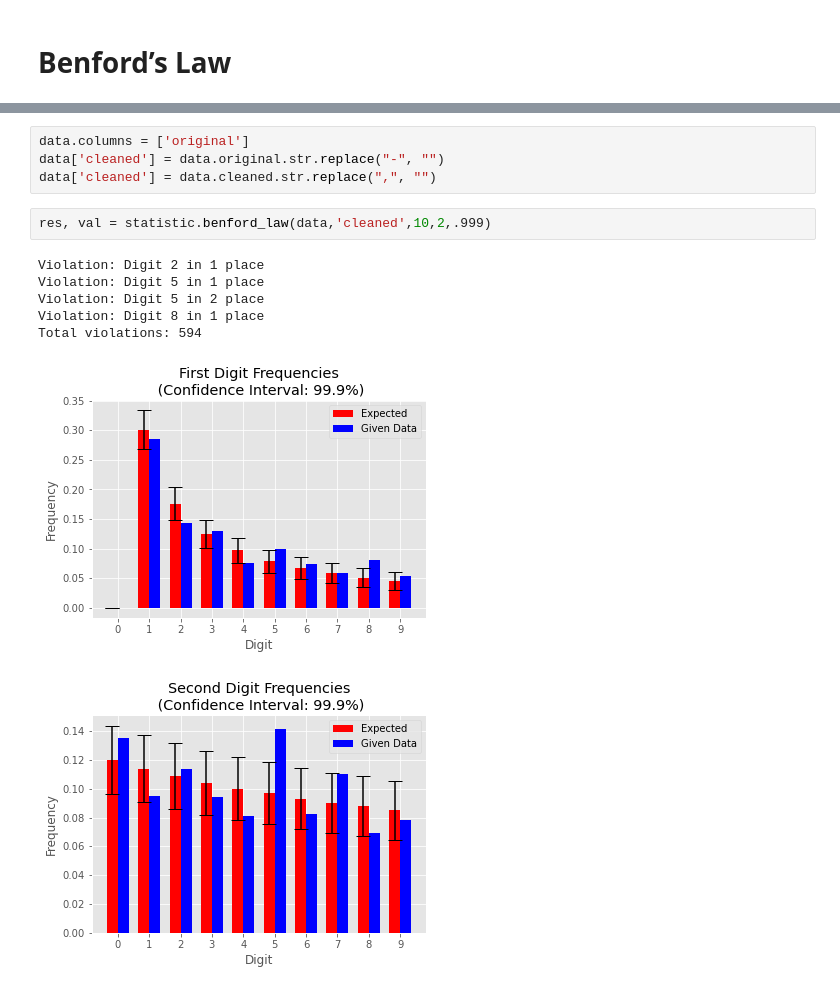
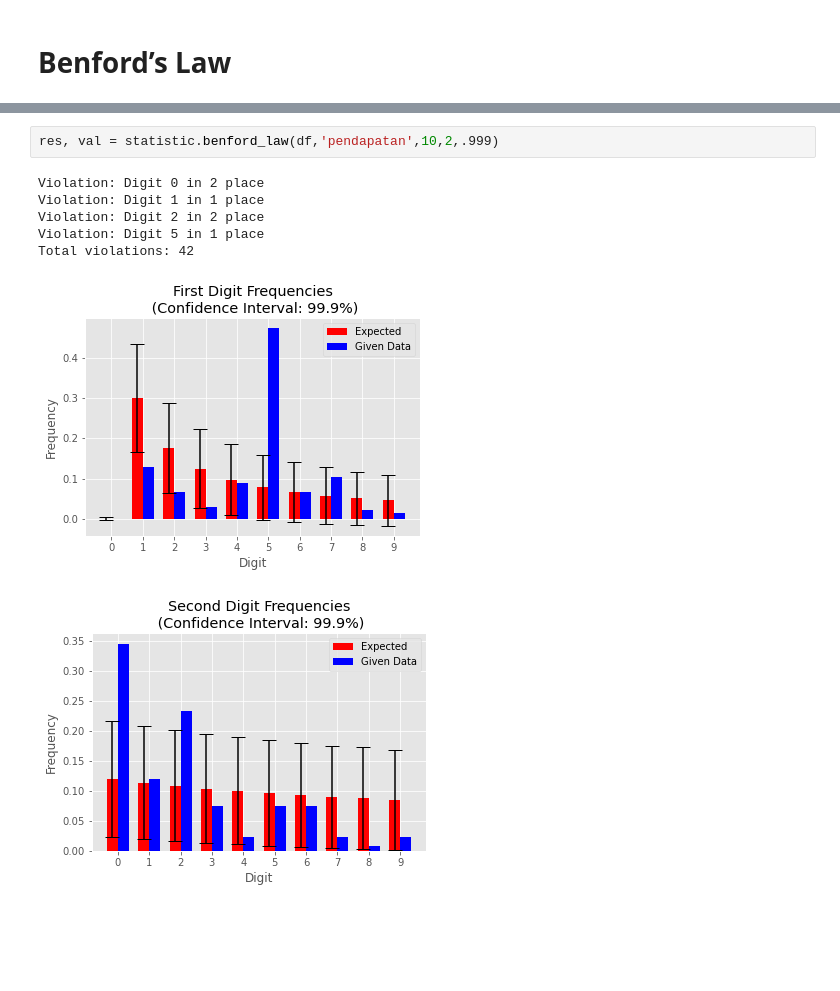
Before and after one commit to imanursar/Machine-Learning-Notes, a Jupyter notebook: Custom Function/Statistic Function.ipynb, the cells around one changed output, grey strips where cells are left out. Drawn from its saved outputs; the diff is of its cells as text; blank space fills up the shorter version.

```diff
--- a/Custom Function/Statistic Function.ipynb
+++ b/Custom Function/Statistic Function.ipynb
@@ -360,17 +342,13 @@ data
-# %%
-data.columns = ['original']
-data['cleaned'] = data.original.str.replace("-", "")
-data['cleaned'] = data.cleaned.str.replace(",", "")
 # %%
-res, val = statistic.benford_law(data,'cleaned',10,2,.999)
+res, val = statistic.benford_law(df,'pendapatan',10,2,.999)
 # %% [output]
-Violation: Digit 2 in 1 place
+Violation: Digit 0 in 2 place
+Violation: Digit 1 in 1 place
+Violation: Digit 2 in 2 place
 Violation: Digit 5 in 1 place
-Violation: Digit 5 in 2 place
-Violation: Digit 8 in 1 place
-Total violations: 594
+Total violations: 42
-[figure, old version]
+[figure, new version]
-[figure, old version]
+[figure, new version]
 # %%
 res
 # %% [output]
```
Also changed, not shown: parts of 4 cells of this notebook.
